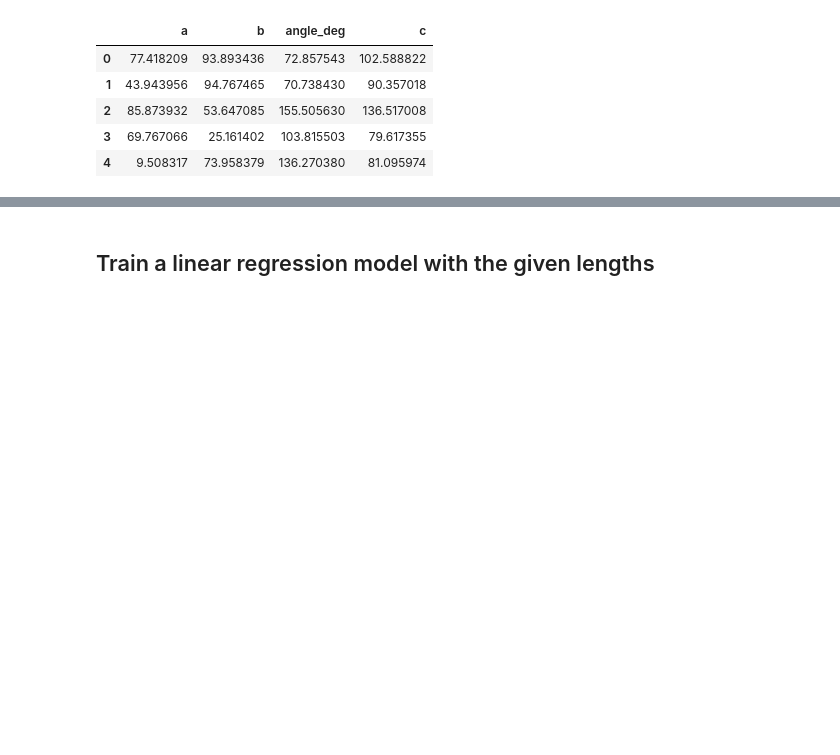
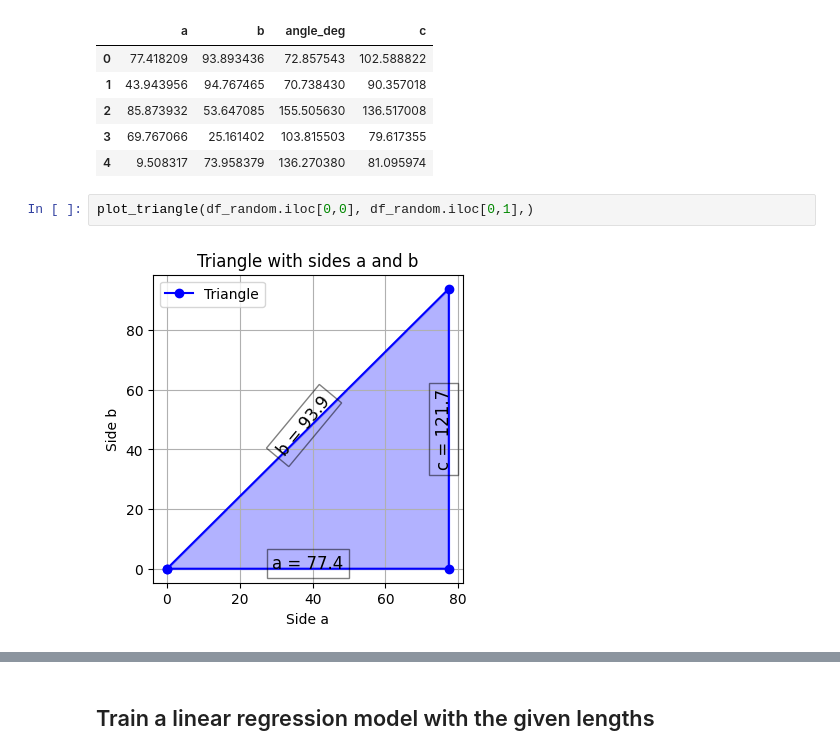
Before and after one commit to KaraMelih/HypotAI, a Jupyter notebook: notebooks/HypotenusProject.ipynb, the cells around one changed output, grey strips where cells are left out. Drawn from its saved outputs; the diff is of its cells as text; blank space fills up the shorter version.

```diff
--- a/notebooks/HypotenusProject.ipynb
+++ b/notebooks/HypotenusProject.ipynb
@@ -35,3 +35,7 @@ df_random.head()
 | 2 | 85.873932 | 53.647085 | 155.505630 | 136.517008 |
 | 3 | 69.767066 | 25.161402 | 103.815503 | 79.617355 |
 | 4 | 9.508317 | 73.958379 | 136.270380 | 81.095974 |
+# %%
+plot_triangle(df_random.iloc[0,0], df_random.iloc[0,1],)
+# %% [output]
+[figure, added]
```
Also changed, not shown: parts of 4 cells of this notebook, 2 other files.
